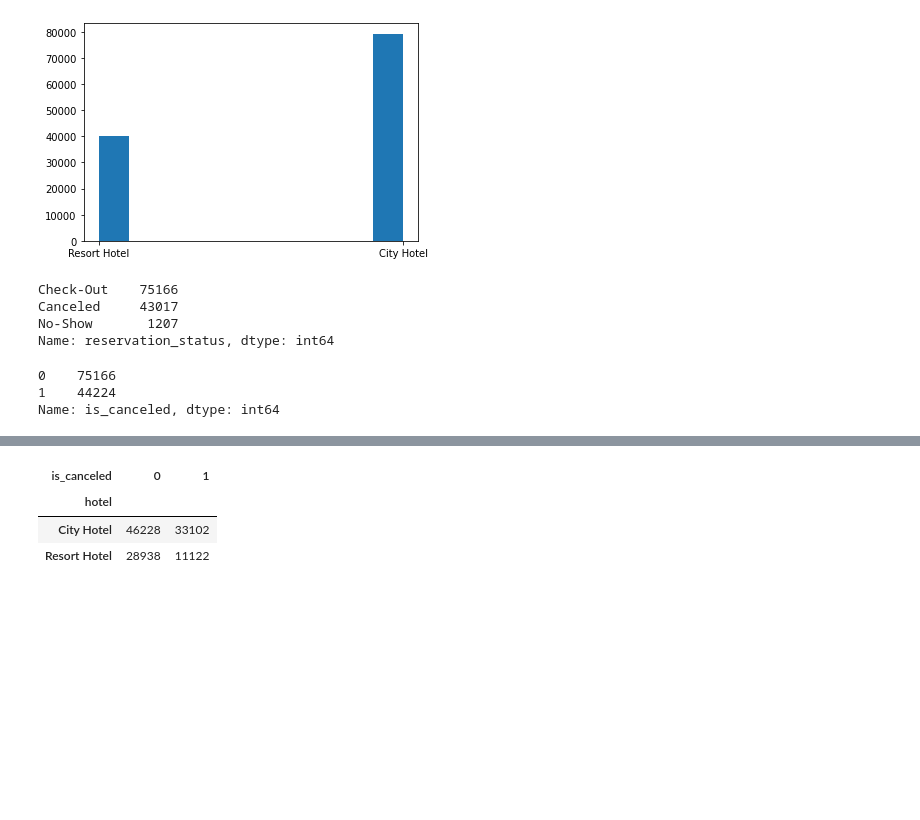
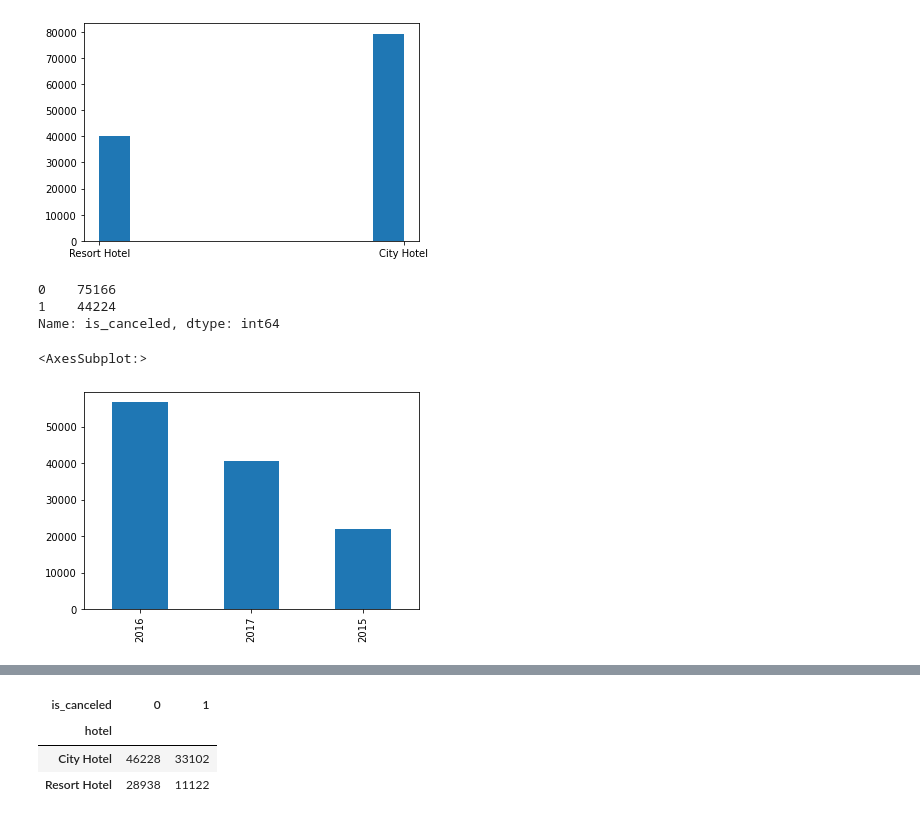
Before and after one commit to Dzhang921/Hotel-Cancellation-Prediction, a Jupyter notebook: Hotel Booking - Jason Zhang.ipynb, the cells around one changed output, grey strips where cells are left out. Saved outputs shown, nothing was run; the diff lists cells and outputs as text; code cells hidden in the pictures; blank space fills up the shorter version.

```diff
--- a/Hotel Booking - Jason Zhang.ipynb
+++ b/Hotel Booking - Jason Zhang.ipynb
@@ -36,0 +194,11 @@ Name: 0, dtype: object
+# %%
+#information in agent is captured in the distribution_channel and market_segment columns
+#company column has a lot of NA values ~80% of the dataset
+#Values in the name, email, phone-number, credit card column are mostly unique and will not help in prediction
+#reservation status is highly correlated with the is_canceled column. We will count the no-show as not canceled.
+#the date at which the reservation status is captured by the reservation_status_date column. We cannot use that
+#column since it has information that one will have after making the prediction.
+hotel_df = hotel_df.drop(['name','email','phone-number', 'credit_card','company', 'agent', 'reservation_status','reservation_status_date', 'distribution_channel'], axis=1)
+
+# Print out the first line
+hotel_df.iloc[0]
@@ -87,16 +275,16 @@ hist(hotel_df['hotel'])
  array([0. , 0.1, 0.2, 0.3, 0.4, 0.5, 0.6, 0.7, 0.8, 0.9, 1. ]),
  <BarContainer object of 10 artists>)
 [figure]
-# %%
-hotel_df['reservation_status'].value_counts()
-# %% [output]
-Check-Out    75166
-Canceled     43017
-No-Show       1207
-Name: reservation_status, dtype: int64
 # %%
 hotel_df['is_canceled'].value_counts()
 # %% [output]
 0    75166
 1    44224
 Name: is_canceled, dtype: int64
+# %%
+hotel_df['arrival_date_year'].value_counts().plot(kind = 'bar')
+#2016 was a popular year and 2015 had the lowest number of bookings.
+#Seems like the hotels had average number of bookings in 2017.
+# %% [output]
+<AxesSubplot:>
+[figure, added]
```
Also changed, not shown: parts of 44 cells of this notebook.
